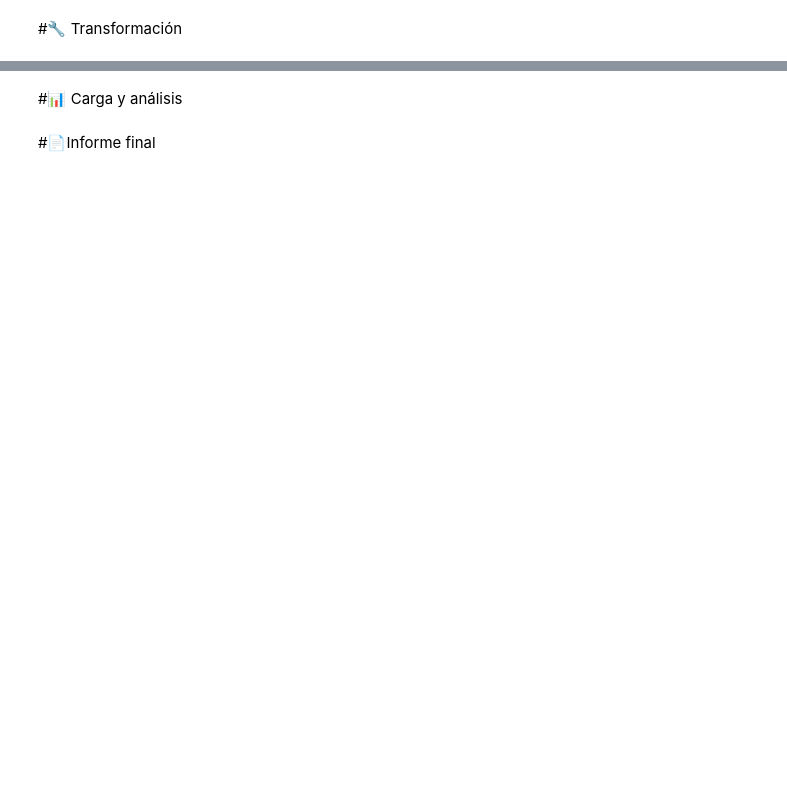
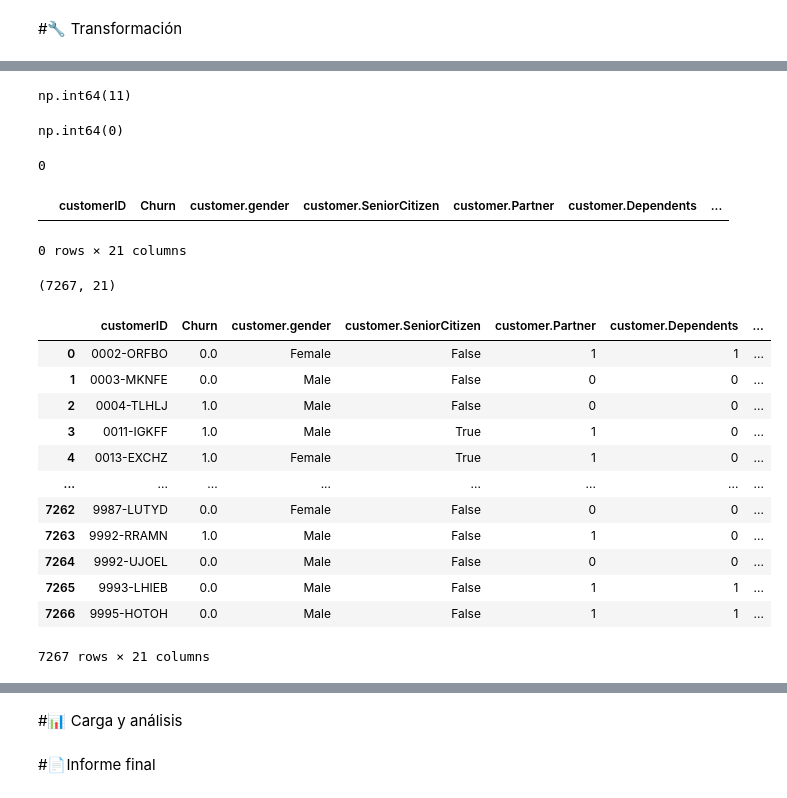
Before and after one commit to ARTAA123/TelecomX_alura, a Jupyter notebook: TelecomX_LATAM.ipynb, the cells around one changed output, grey strips where cells are left out. Saved outputs shown, nothing was run; the diff lists cells and outputs as text; code cells hidden in the pictures; blank space fills up the shorter version.

```diff
--- a/TelecomX_LATAM.ipynb
+++ b/TelecomX_LATAM.ipynb
@@ -39,0 +239,16 @@ data.head()
+# %%
+#Transformar cusstomer.SeniorCitizen a tipo booleano
+data['customer.SeniorCitizen'] = data['customer.SeniorCitizen'].astype(bool)
+# %%
+#Transformación de los datos sobre multipleLines
+#Si dice no phone cambia a no y se transforma a binario
+data['phone.MultipleLines'] = data['phone.MultipleLines'].replace('No phone service', 'No')
+data['phone.MultipleLines'] = data['phone.MultipleLines'].map({'Yes': 1, 'No': 0})
+# %%
+# Manejo especial para columnas con "No internet service"
+cols_internet = [
+    'internet.OnlineSecurity', 'internet.OnlineBackup', 'internet.DeviceProtection',
+    'internet.TechSupport', 'internet.StreamingTV', 'internet.StreamingMovies'
+]
+for col in cols_internet:
+    data[col] = data[col].replace('No internet service', 'No')
@@ -39,0 +279,40 @@ data.head()
+# %%
+data['account.Charges.Total'].isna().sum()
+# %% [output]
+np.int64(11)
+# %%
+data['account.Charges.Monthly'].isna().sum()
+# %% [output]
+np.int64(0)
+# %%
+#Comprueba si los datos en cargos totales se deben a que son nuevos clientes
+check =data.loc[(data['account.Charges.Total'].isna()) & (data['customer.tenure'] == 0), 'account.Charges.Total'] = 0
+check
+# %% [output]
+0
+# %%
+datos_clientes_data_faltantes = data.loc[data['account.Charges.Total'].isna()]
+datos_clientes_data_faltantes
+# %% [output]
+|  | customerID | Churn | customer.gender | customer.SeniorCitizen | customer.Partner | customer.Dependents | ... |
+0 rows × 21 columns
+# %%
+data.shape
+# %% [output]
+(7267, 21)
+# %%
+data
+# %% [output]
+|  | customerID | Churn | customer.gender | customer.SeniorCitizen | customer.Partner | customer.Dependents | ... |
+| 0 | 0002-ORFBO | 0.0 | Female | False | 1 | 1 | ... |
+| 1 | 0003-MKNFE | 0.0 | Male | False | 0 | 0 | ... |
+| 2 | 0004-TLHLJ | 1.0 | Male | False | 0 | 0 | ... |
+| 3 | 0011-IGKFF | 1.0 | Male | True | 1 | 0 | ... |
+| 4 | 0013-EXCHZ | 1.0 | Female | True | 1 | 0 | ... |
+| ... | ... | ... | ... | ... | ... | ... | ... |
+| 7262 | 9987-LUTYD | 0.0 | Female | False | 0 | 0 | ... |
+| 7263 | 9992-RRAMN | 1.0 | Male | False | 1 | 0 | ... |
+| 7264 | 9992-UJOEL | 0.0 | Male | False | 0 | 0 | ... |
+| 7265 | 9993-LHIEB | 0.0 | Male | False | 1 | 1 | ... |
+| 7266 | 9995-HOTOH | 0.0 | Male | False | 1 | 1 | ... |
+7267 rows × 21 columns
```
Also changed, not shown: parts of 33 cells of this notebook.
